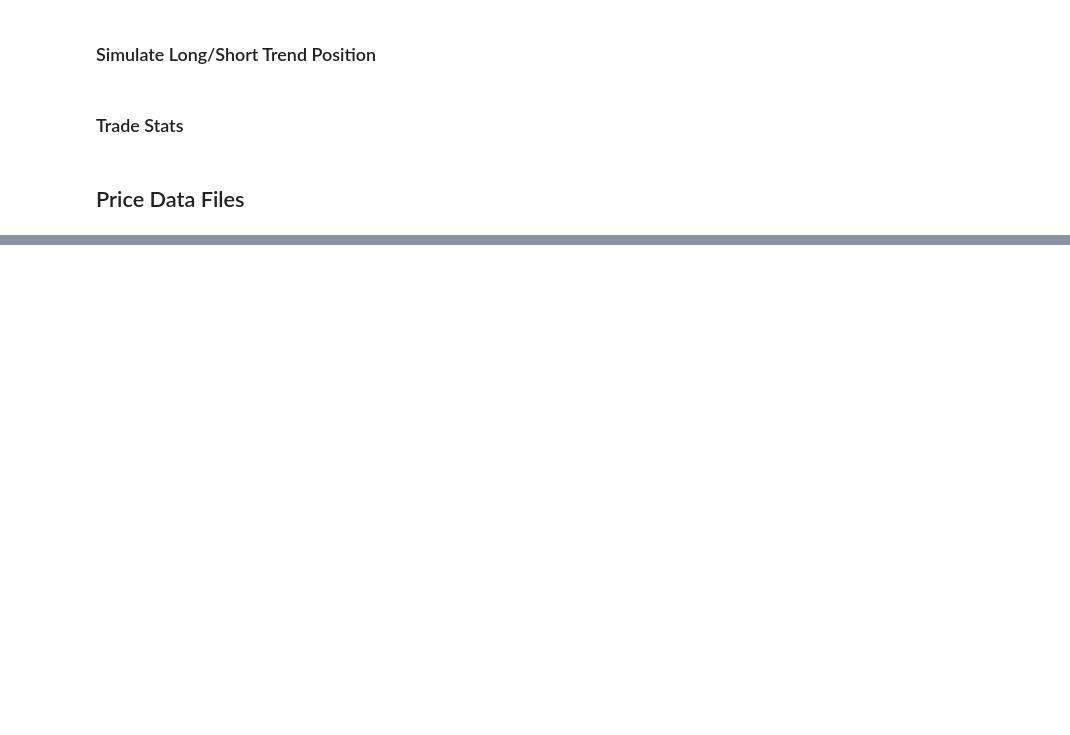
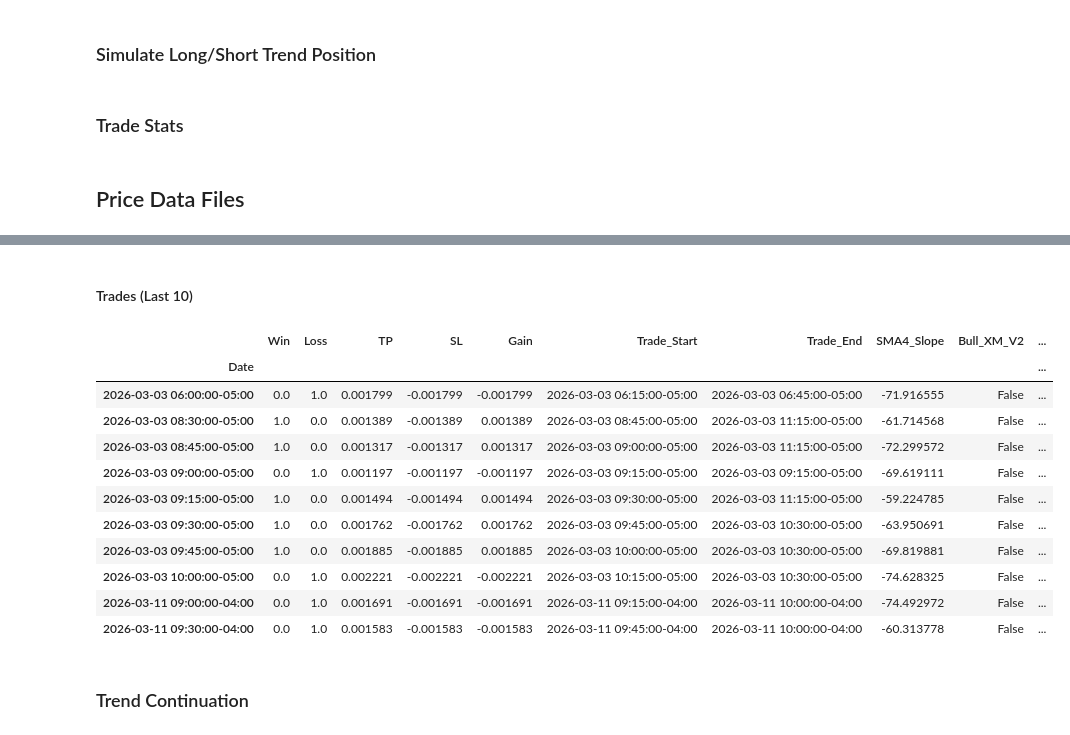
Before and after one commit to root-at-iyn/FXTradingResearch, a Jupyter notebook: research/bb_reversal_v1.ipynb, the cells around one changed output, grey strips where cells are left out. Cells and saved outputs as stored; diff of their text form; code cells hidden in the pictures; blank space fills up the shorter version.

```diff
--- a/research/bb_reversal_v1.ipynb
+++ b/research/bb_reversal_v1.ipynb
@@ -1054,0 +555,21 @@ x[[*gains_cols, "ATR4", "SMA4_Slope", "SMA4_Slope_SMA"]].query(
+# %% [markdown]
+#### Trades (Last 10)
+# %%
+g.loc["2026"][[*gains_cols, "SMA4_Slope", "Bull_XM_V2", "Bear_XM_V2"]].query(
+    "Win > 0 or Loss > 0"
+).between_time("02:00","11:00").tail(10)
+# %% [output]
+|  | Win | Loss | TP | SL | Gain | Trade_Start | Trade_End | SMA4_Slope | Bull_XM_V2 | ... |
+| Date |  |  |  |  |  |  |  |  |  | ... |
+| 2026-03-03 06:00:00-05:00 | 0.0 | 1.0 | 0.001799 | -0.001799 | -0.001799 | 2026-03-03 06:15:00-05:00 | 2026-03-03 06:45:00-05:00 | -71.916555 | False | ... |
+| 2026-03-03 08:30:00-05:00 | 1.0 | 0.0 | 0.001389 | -0.001389 | 0.001389 | 2026-03-03 08:45:00-05:00 | 2026-03-03 11:15:00-05:00 | -61.714568 | False | ... |
+| 2026-03-03 08:45:00-05:00 | 1.0 | 0.0 | 0.001317 | -0.001317 | 0.001317 | 2026-03-03 09:00:00-05:00 | 2026-03-03 11:15:00-05:00 | -72.299572 | False | ... |
+| 2026-03-03 09:00:00-05:00 | 0.0 | 1.0 | 0.001197 | -0.001197 | -0.001197 | 2026-03-03 09:15:00-05:00 | 2026-03-03 09:15:00-05:00 | -69.619111 | False | ... |
+| 2026-03-03 09:15:00-05:00 | 1.0 | 0.0 | 0.001494 | -0.001494 | 0.001494 | 2026-03-03 09:30:00-05:00 | 2026-03-03 11:15:00-05:00 | -59.224785 | False | ... |
+| 2026-03-03 09:30:00-05:00 | 1.0 | 0.0 | 0.001762 | -0.001762 | 0.001762 | 2026-03-03 09:45:00-05:00 | 2026-03-03 10:30:00-05:00 | -63.950691 | False | ... |
+| 2026-03-03 09:45:00-05:00 | 1.0 | 0.0 | 0.001885 | -0.001885 | 0.001885 | 2026-03-03 10:00:00-05:00 | 2026-03-03 10:30:00-05:00 | -69.819881 | False | ... |
+| 2026-03-03 10:00:00-05:00 | 0.0 | 1.0 | 0.002221 | -0.002221 | -0.002221 | 2026-03-03 10:15:00-05:00 | 2026-03-03 10:30:00-05:00 | -74.628325 | False | ... |
+| 2026-03-11 09:00:00-04:00 | 0.0 | 1.0 | 0.001691 | -0.001691 | -0.001691 | 2026-03-11 09:15:00-04:00 | 2026-03-11 10:00:00-04:00 | -74.492972 | False | ... |
+| 2026-03-11 09:30:00-04:00 | 0.0 | 1.0 | 0.001583 | -0.001583 | -0.001583 | 2026-03-11 09:45:00-04:00 | 2026-03-11 10:00:00-04:00 | -60.313778 | False | ... |
+# %% [markdown]
+### Trend Continuation
```
Also changed, not shown: parts of 50 cells of this notebook, 10 other files.
